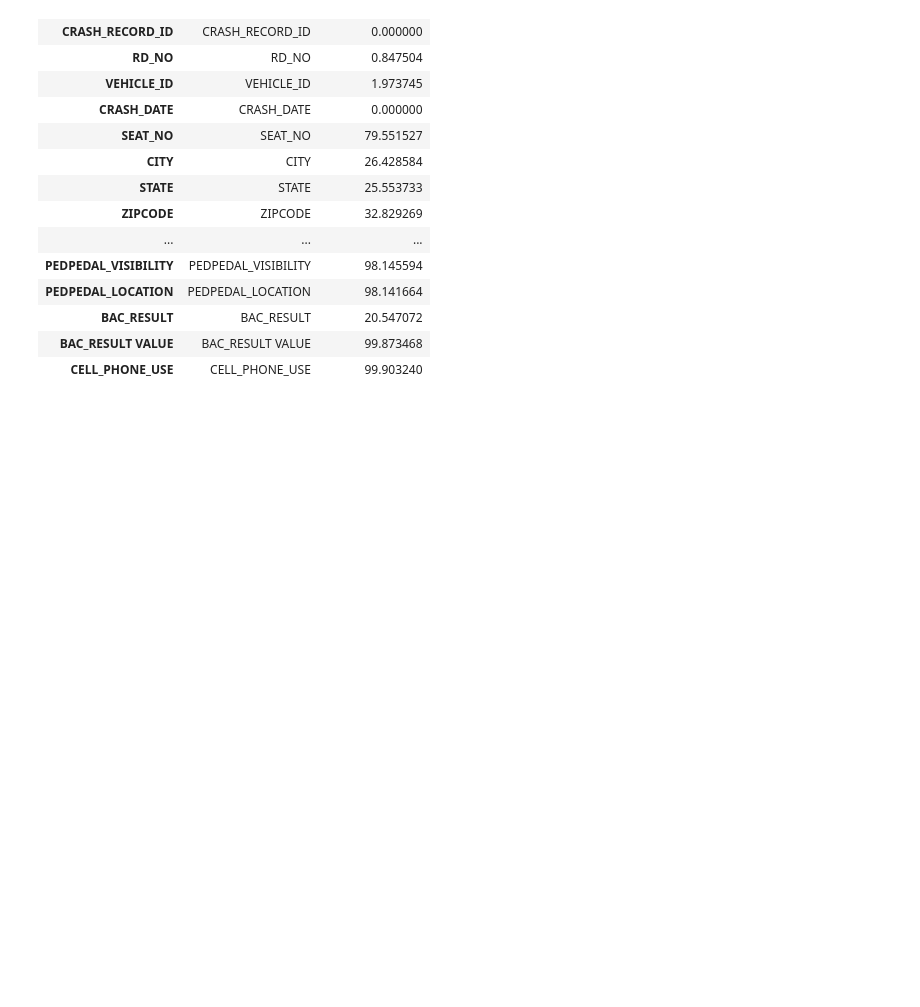
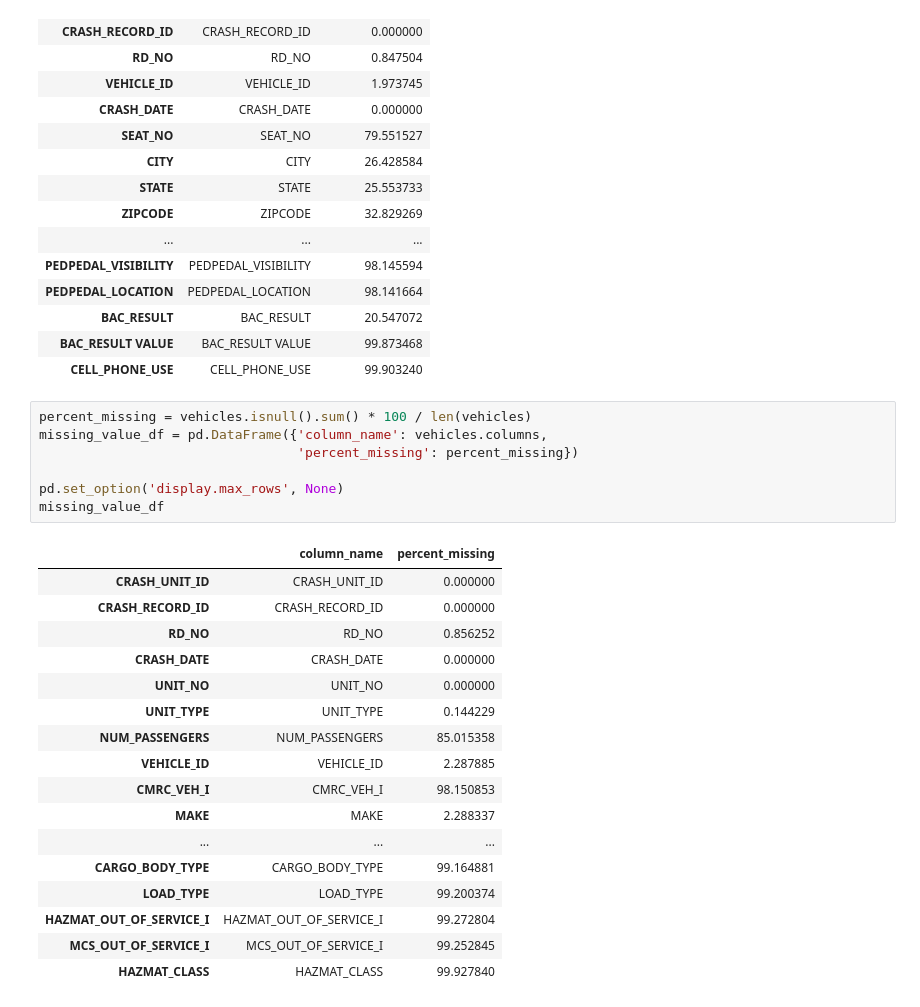
Before and after one commit to AngieKay/Chicago-Crashes, a Jupyter notebook: Meaghan_wn.ipynb, the cells around one changed output. Saved outputs shown, nothing was run; the diff lists cells and outputs as text; blank space fills up the shorter version.

```diff
--- a/Meaghan_wn.ipynb
+++ b/Meaghan_wn.ipynb
@@ -84,3 +84,28 @@ missing_value_df
 | BAC_RESULT | BAC_RESULT | 20.547072 |
 | BAC_RESULT VALUE | BAC_RESULT VALUE | 99.873468 |
 | CELL_PHONE_USE | CELL_PHONE_USE | 99.903240 |
+# %%
+percent_missing = vehicles.isnull().sum() * 100 / len(vehicles)
+missing_value_df = pd.DataFrame({'column_name': vehicles.columns,
+                                 'percent_missing': percent_missing})
+
+pd.set_option('display.max_rows', None)
+missing_value_df
+# %% [output]
+|  | column_name | percent_missing |
+| CRASH_UNIT_ID | CRASH_UNIT_ID | 0.000000 |
+| CRASH_RECORD_ID | CRASH_RECORD_ID | 0.000000 |
+| RD_NO | RD_NO | 0.856252 |
+| CRASH_DATE | CRASH_DATE | 0.000000 |
+| UNIT_NO | UNIT_NO | 0.000000 |
+| UNIT_TYPE | UNIT_TYPE | 0.144229 |
+| NUM_PASSENGERS | NUM_PASSENGERS | 85.015358 |
+| VEHICLE_ID | VEHICLE_ID | 2.287885 |
+| CMRC_VEH_I | CMRC_VEH_I | 98.150853 |
+| MAKE | MAKE | 2.288337 |
+| ... | ... | ... |
+| CARGO_BODY_TYPE | CARGO_BODY_TYPE | 99.164881 |
+| LOAD_TYPE | LOAD_TYPE | 99.200374 |
+| HAZMAT_OUT_OF_SERVICE_I | HAZMAT_OUT_OF_SERVICE_I | 99.272804 |
+| MCS_OUT_OF_SERVICE_I | MCS_OUT_OF_SERVICE_I | 99.252845 |
+| HAZMAT_CLASS | HAZMAT_CLASS | 99.927840 |
```
Also changed, not shown: parts of 15 cells of this notebook.
